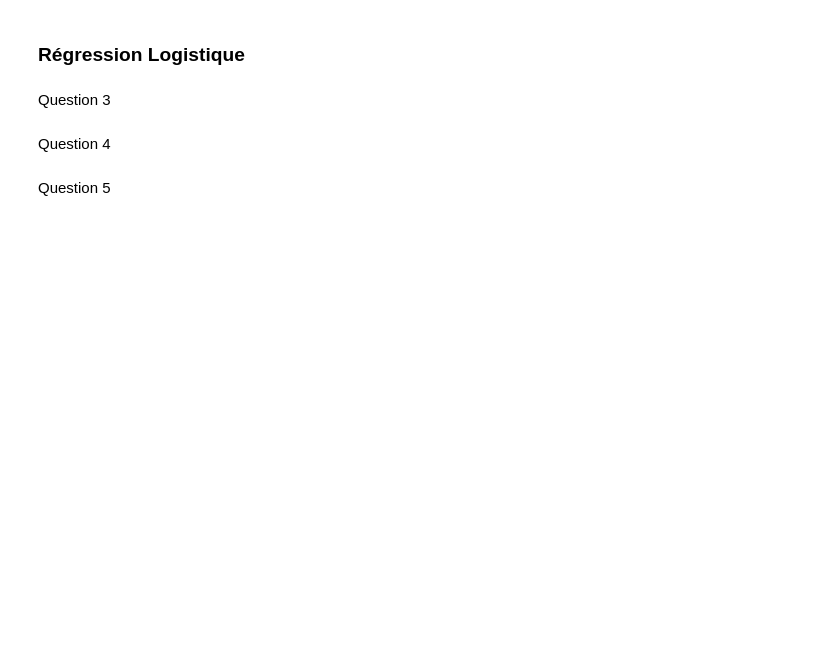
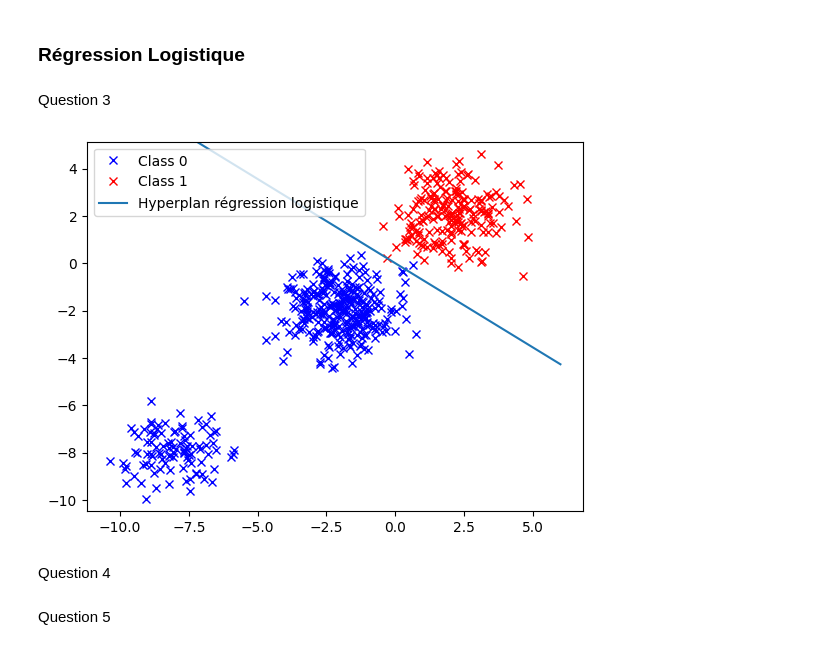
Before and after one commit to elisa943/tp-regression, a Jupyter notebook: tp.ipynb, the cells around one changed output. Drawn from its saved outputs; the diff is of its cells as text; code cells hidden in the pictures; blank space fills up the shorter version.

```diff
--- a/tp.ipynb
+++ b/tp.ipynb
@@ -273,8 +372,8 @@ for i in np.arange(n):
 # %% [markdown]
 Question 3
 # %%
-def Reg_log(X,y,X_test):
-  rlog = LogisticRegression()
+def Reg_log(X,y,X_test, max_iter=1000):
+  rlog = LogisticRegression(max_iter=max_iter)
   rlog.fit(X,y)
   Y_pred=rlog.predict(X_test)
   return rlog,Y_pred
@@ -283,6 +382,16 @@ rlog, y_pred = Reg_log(X,y,X[1:450,:])
 coeff = rlog.coef_[0]
 X_pred=np.linspace(-10,6,20)
 Y_pred=-(coeff[1]/coeff[2])*X_pred-(coeff[0]/coeff[2])
+# %%
+fig,ax = plt.subplots()
+ax.plot(x0[0,:],x0[1,:],'xb',label='Class 0')
+ax.plot(x1[0,:],x1[1,:],'xr',label="Class 1")
+ax.plot(X_pred,Y_pred, label="Hyperplan régression logistique")
+ax.legend(loc = "upper left")
+plt.ylim(np.min(x0[1,:])-0.5,np.max(x1[1,:])+0.5)
+plt.show()
+# %% [output]
+[figure, added]
 # %% [markdown]
 Question 4
 # %% [markdown]
```
Also changed, not shown: parts of 25 cells of this notebook.
